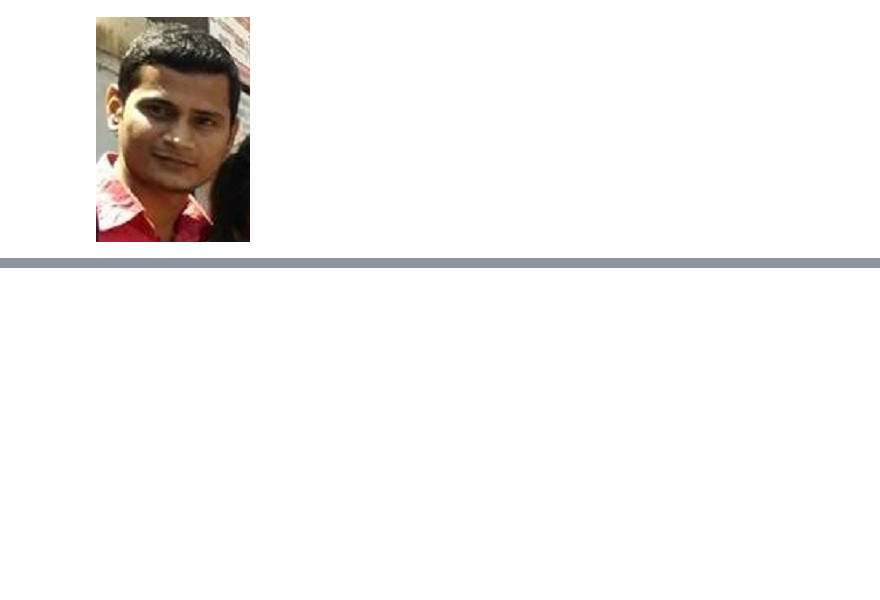
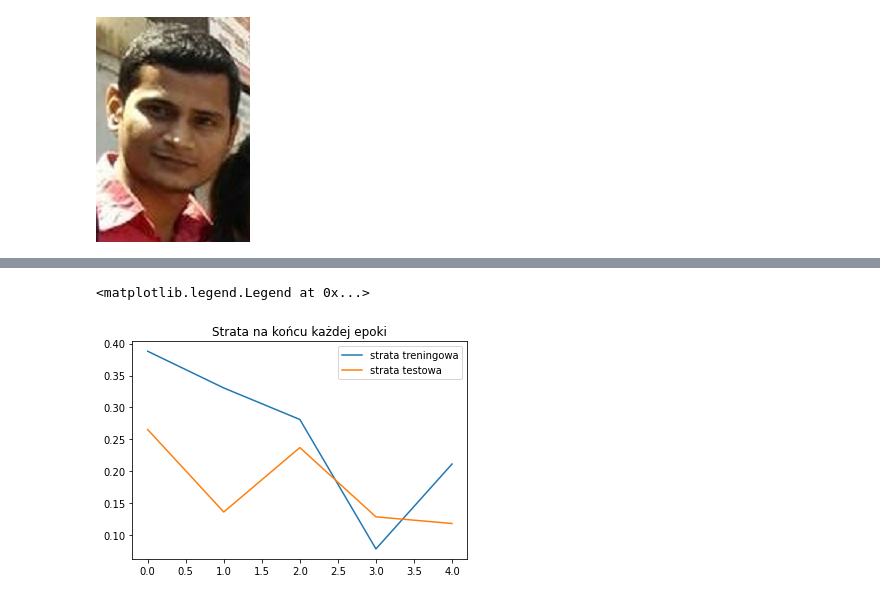
Before and after one commit to matszewczyk/projekt-eiasr, a Jupyter notebook: siec_od_0.ipynb, the cells around one changed output, grey strips where cells are left out. Saved outputs shown, nothing was run; the diff lists cells and outputs as text; code cells hidden in the pictures; blank space fills up the shorter version.

```diff
--- a/siec_od_0.ipynb
+++ b/siec_od_0.ipynb
@@ -64,0 +93,24 @@ len(test_idx)
+# %%
+class ConvolutionalNetwork(nn.Module):
+    def __init__(self):
+        super().__init__()
+
+        self.conv1 = nn.Conv2d(3, 6, 3, 1)
+        self.conv2 = nn.Conv2d(6, 12, 3, 1)
+        #(((200-2)/2) - 2)/2 = 48.5; zaokrąglone w dół
+        self.fc1 = nn.Linear(48*48*12, 200)
+        self.fc2 = nn.Linear(200, 80)
+        self.fc3 = nn.Linear(80, 2)
+
+    def forward(self, X):
+        X = F.relu(self.conv1(X))
+        X = F.max_pool2d(X, 2, 2)
+        X = F.relu(self.conv2(X))
+        X = F.max_pool2d(X, 2, 2)
+        X = X.view(-1, 48*48*12)
+        X = F.relu(self.fc1(X))
+        X = F.relu(self.fc2(X))
+        X = self.fc3(X)
+        return F.log_softmax(X, dim=1)
+# %%
+CNNmodel = ConvolutionalNetwork()
@@ -64,0 +186,8 @@ len(test_idx)
+# %%
+criterion = nn.CrossEntropyLoss()
+CNNmodel = ConvolutionalNetwork()
+optimizer = torch.optim.Adam(CNNmodel.parameters(), lr=0.001)
+# %%
+result = train_model(CNNmodel, criterion, optimizer, 5)
+
+CNNmodel,train_losses, test_losses, train_correct, test_correct = result
@@ -64,0 +231,8 @@ len(test_idx)
+# %%
+plt.plot(train_losses, label='strata treningowa')
+plt.plot(test_losses, label='strata testowa')
+plt.title('Strata na końcu każdej epoki')
+plt.legend()
+# %% [output]
+<matplotlib.legend.Legend at 0x...>
+[figure, added]
```
Also changed, not shown: parts of 21 cells of this notebook, 5 other files.
